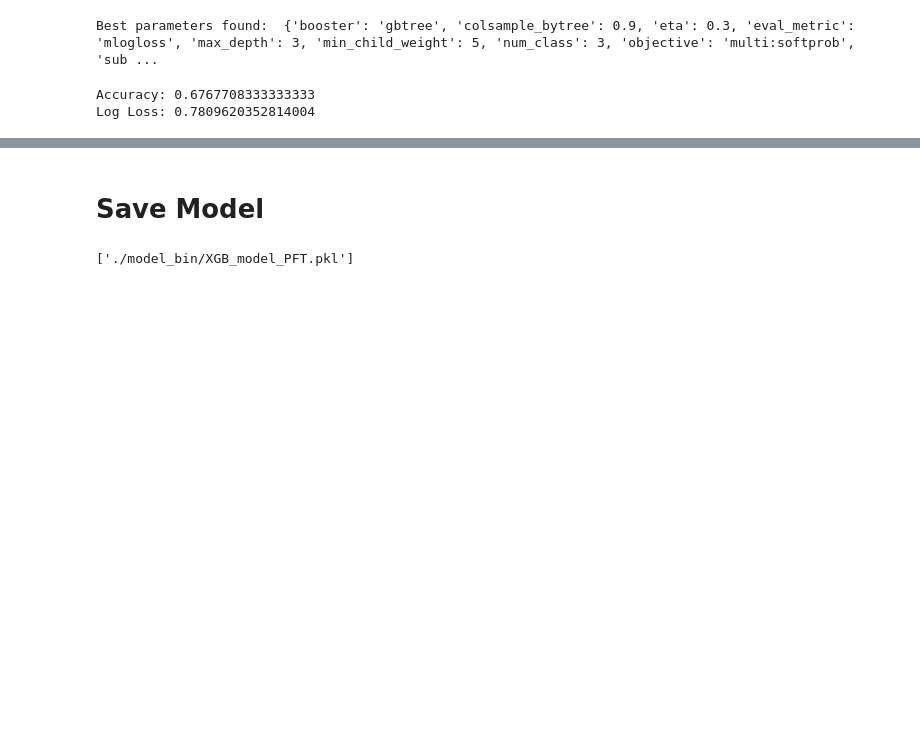
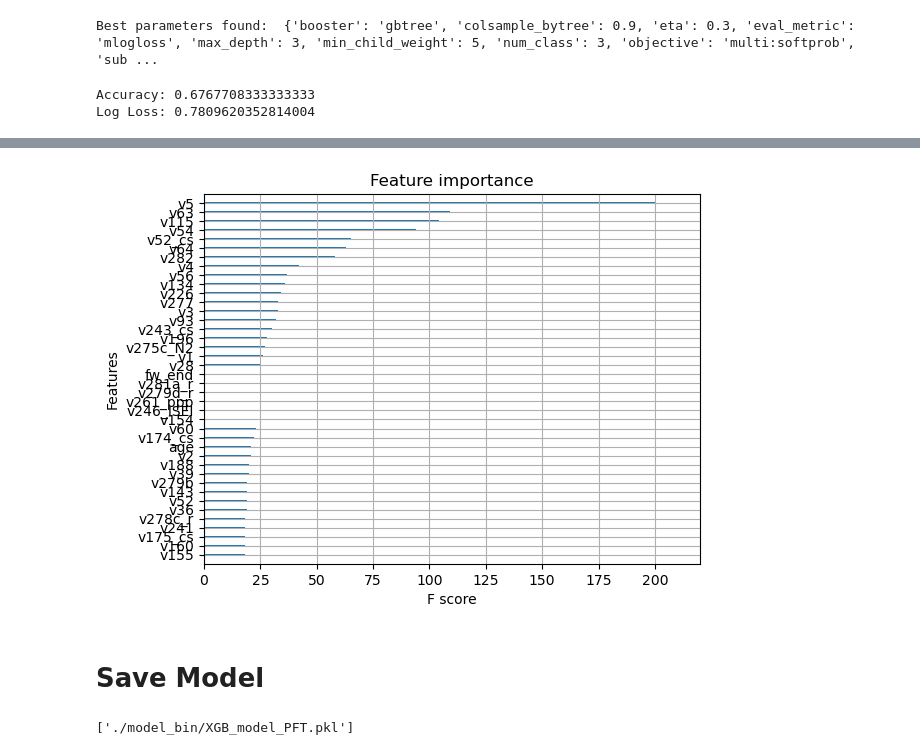
Before and after one commit to ezafar/STAT441_FinalProject, a Jupyter notebook: models/03_XGBoost.ipynb, the cells around one changed output, grey strips where cells are left out. Cells and saved outputs as stored; diff of their text form; code cells hidden in the pictures; blank space fills up the shorter version.

```diff
--- a/models/03_XGBoost.ipynb
+++ b/models/03_XGBoost.ipynb
@@ -12,6 +12,5 @@ from utils.utils import *
 # %%
 X, y = get_training()
 X = X.select_dtypes(exclude=['object'])
-y[y == -1] = 0
-X_train, X_test, y_train, y_test = train_test_split(X, y, test_size=0.2, random_state=42)
+X_train, X_test, y_train, y_test = train_test_split(X, y, test_size=0.3, random_state=42)
 # %%
@@ -82,3 +84,7 @@ print("Log Loss:", logloss)
 # %% [output]
 Accuracy: 0.6767708333333333
 Log Loss: 0.7809620352814004
+# %%
+test_params = {'booster': 'gbtree', 'colsample_bytree': 0.9, 'eta': 0.3, 'eval_metric': 'mlogloss', 'max_depth': 3, 'min_child_weight': 5, 'num_class': 3, 'objective': 'multi:softprob', 'subsample': 0.8}
+test_xgb = xgb.XGBClassifier(**test_params)
+test_xgb.fit(X_train, y_train)
@@ -85,3 +109,9 @@ Log Loss: 0.7809620352814004
+# %%
+xgb.plot_importance(test_xgb, max_num_features=40, show_values=False)
+#plt.figure(figsize = (30, 25))
+plt.show()
+# %% [output]
+[figure, added]
 # %% [markdown]
 # Save Model
 # %%
```
Also changed, not shown: parts of 5 cells of this notebook, 2 other files.
